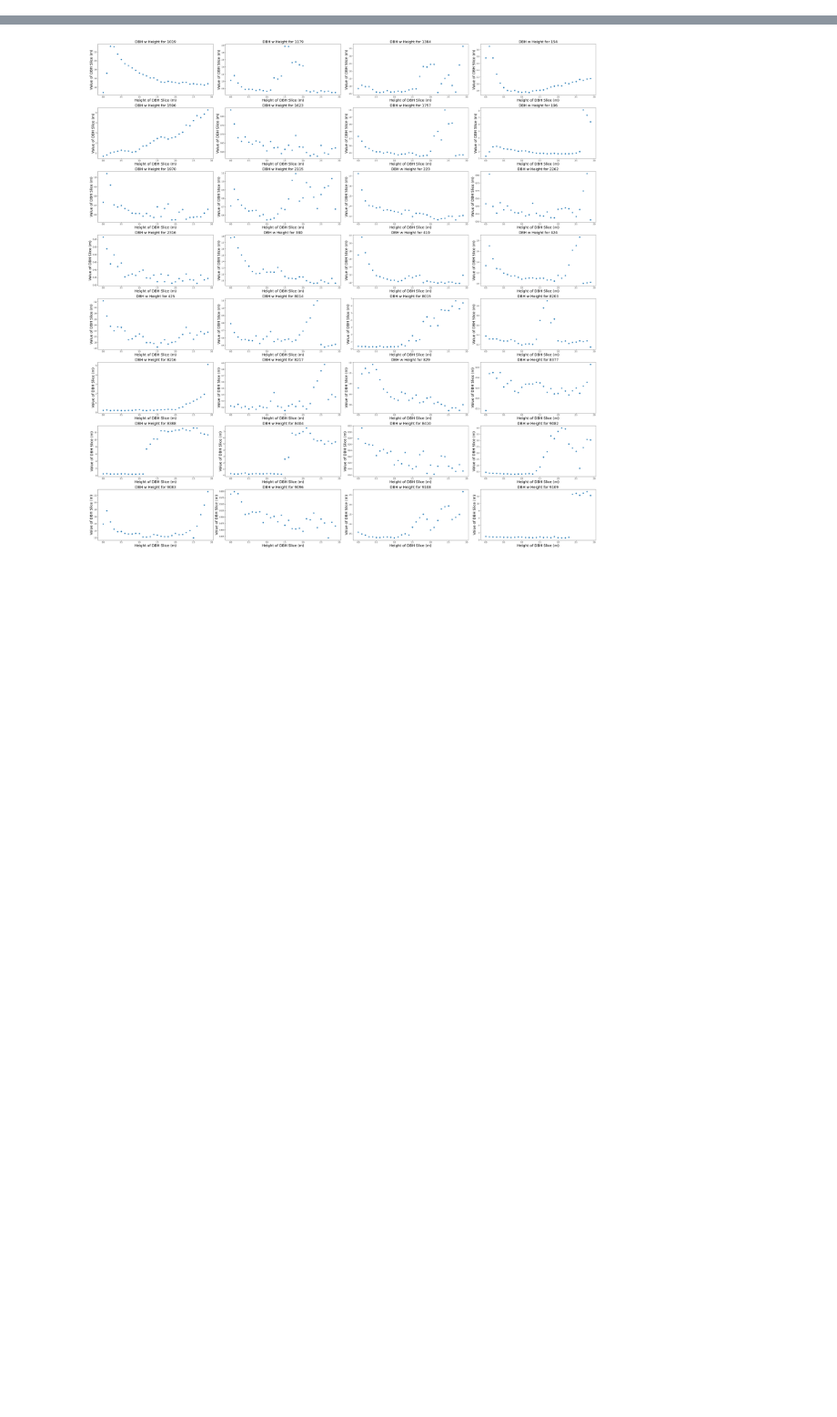
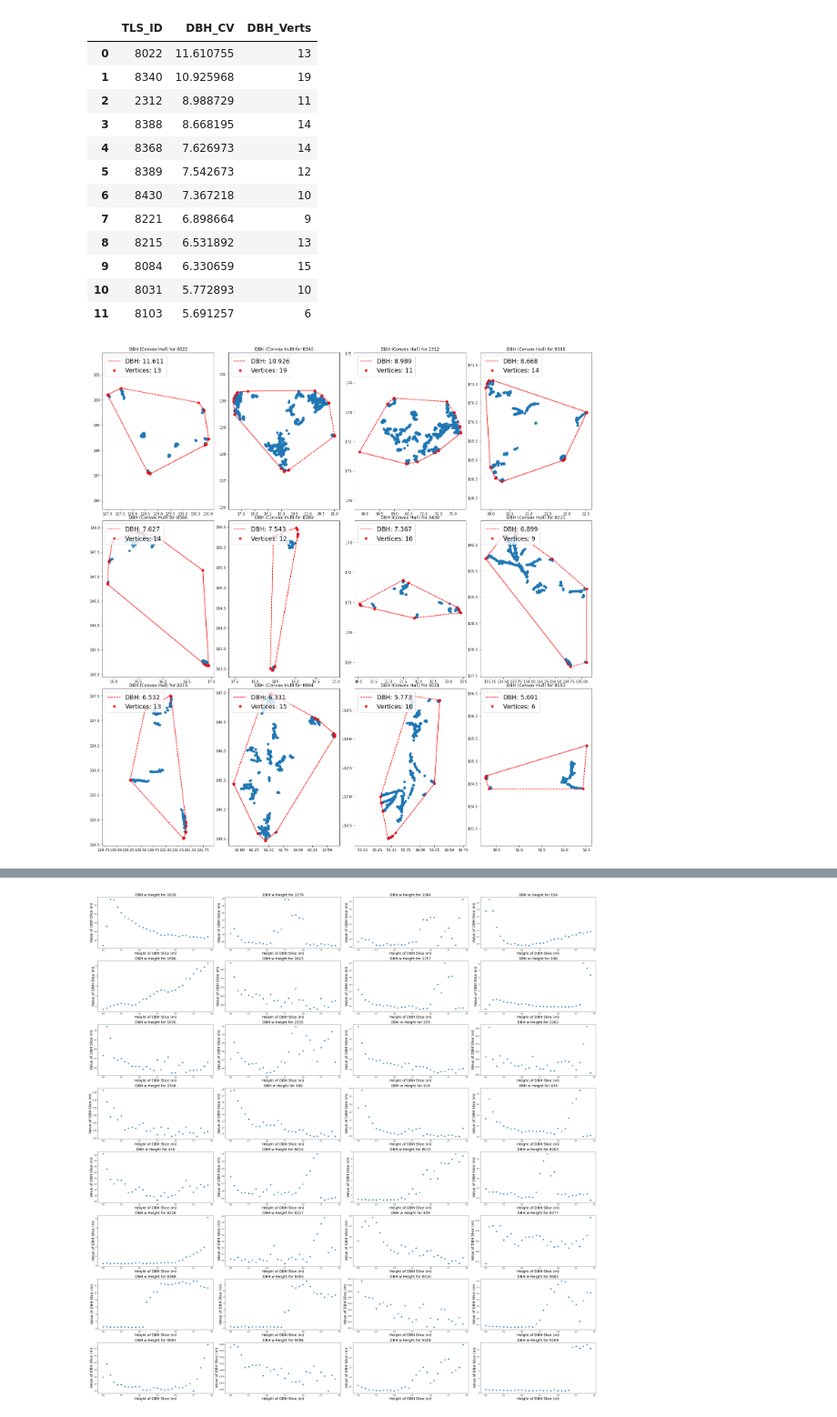
Before and after one commit to sabinenix/CloudDBH, a Jupyter notebook: CloudDBH.ipynb, the cells around one changed output, grey strips where cells are left out. Shown at 91% size. Saved outputs shown, nothing was run; the diff lists cells and outputs as text; code cells hidden in the pictures; blank space fills up the shorter version.

```diff
--- a/CloudDBH.ipynb
+++ b/CloudDBH.ipynb
@@ -645,0 +298,23 @@ def iter_dbh(trees, ptspath, step=0.1, lim=3):
+# %%
+# appears that larger dbh values are coming from issues with pt clouds
+# sort by dbh to highlight trees with issues
+df_dbh.sort_values('DBH_CV', ascending=False, inplace=True)
+
+# make new list of just the top 12 'large dbh' trees and plot convex hull results
+bigtrees = list(df_dbh.iloc[0:12, 0])
+calc_convexhull(bigtrees, pts_path, True, ncols=4)
+# %% [output]
+|  | TLS_ID | DBH_CV | DBH_Verts |
+| 0 | 8022 | 11.610755 | 13 |
+| 1 | 8340 | 10.925968 | 19 |
+| 2 | 2312 | 8.988729 | 11 |
+| 3 | 8388 | 8.668195 | 14 |
+| 4 | 8368 | 7.626973 | 14 |
+| 5 | 8389 | 7.542673 | 12 |
+| 6 | 8430 | 7.367218 | 10 |
+| 7 | 8221 | 6.898664 | 9 |
+| 8 | 8215 | 6.531892 | 13 |
+| 9 | 8084 | 6.330659 | 15 |
+| 10 | 8031 | 5.772893 | 10 |
+| 11 | 8103 | 5.691257 | 6 |
+[figure, added]
```
Also changed, not shown: parts of 41 cells of this notebook.
